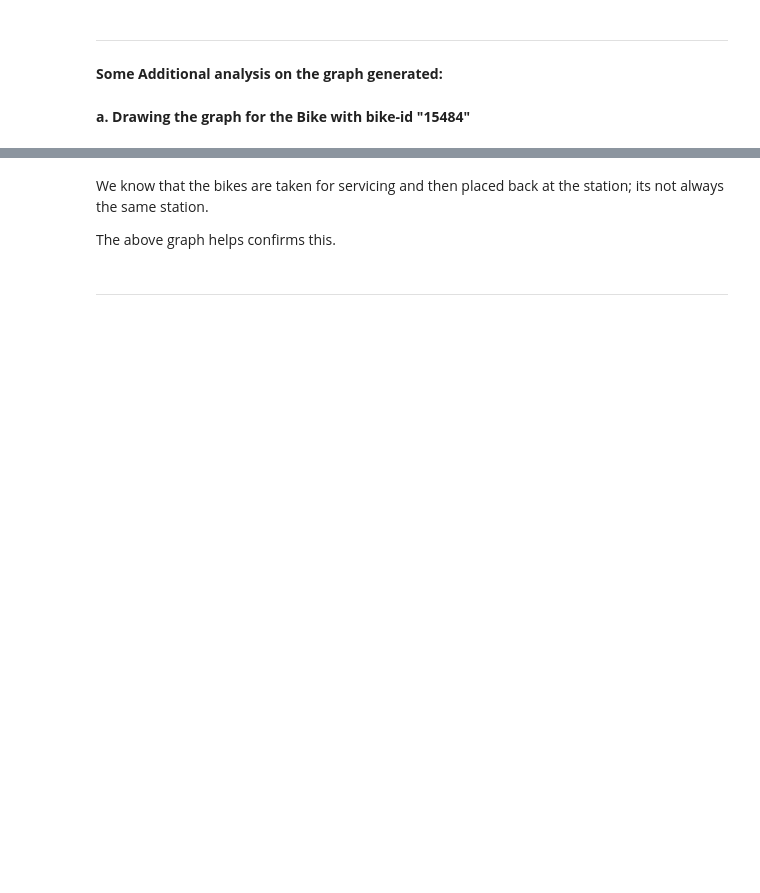
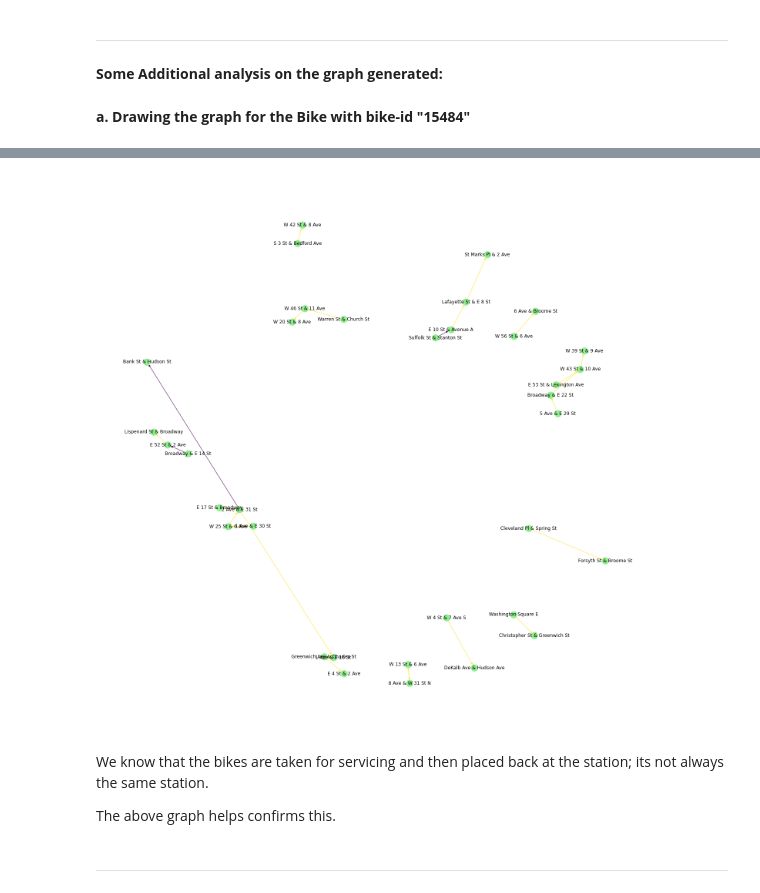
Before and after one commit to mtelab1/SPS_MSDS_SMR21_DATA620, a Jupyter notebook: Project01/Project01-CentralityMeasures-NycCitiBikeShare.ipynb, the cells around one changed output, grey strips where cells are left out. Cells and saved outputs as stored; diff of their text form; code cells hidden in the pictures; blank space fills up the shorter version.

```diff
--- a/Project01/Project01-CentralityMeasures-NycCitiBikeShare.ipynb
+++ b/Project01/Project01-CentralityMeasures-NycCitiBikeShare.ipynb
@@ -462,5 +601,7 @@ df_location
+# %%
+# And I need to transform my categorical column in a numerical value typeA->1, typeB->2...
+df_location['gender']=pd.Categorical(df_location['gender'])
 # %%
-nt = Network(notebook=True)
-nt.from_nx(G_location)
-nt.show('15484.html')
+plt.figure(figsize=(20, 20))
+nx.draw(G_location, with_labels=True,node_color='lightgreen', edge_color=df_location['gender'].cat.codes)
 # %% [output]
@@ -468,3 +608,4 @@ nt.show('15484.html')
+[figure, added]
 # %% [markdown]
 We know that the bikes are taken for servicing and then placed back at the station; its not always the same station.
 
```
Also changed, not shown: parts of 11 cells of this notebook.
